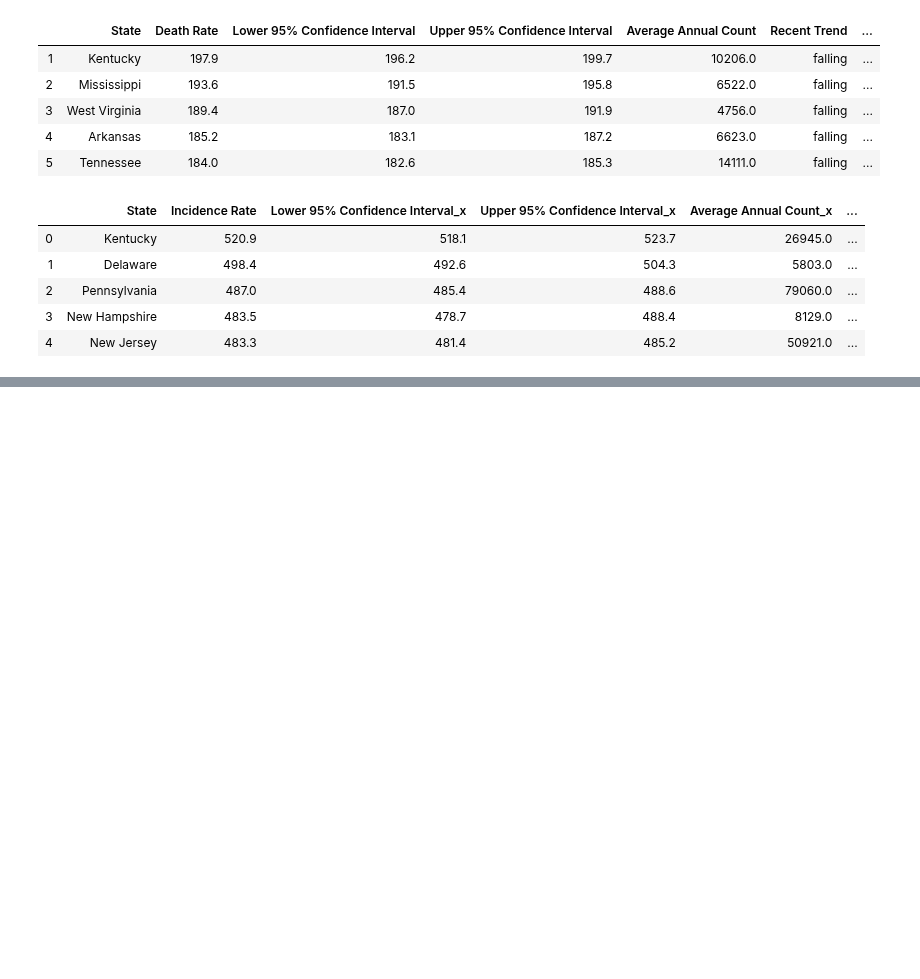
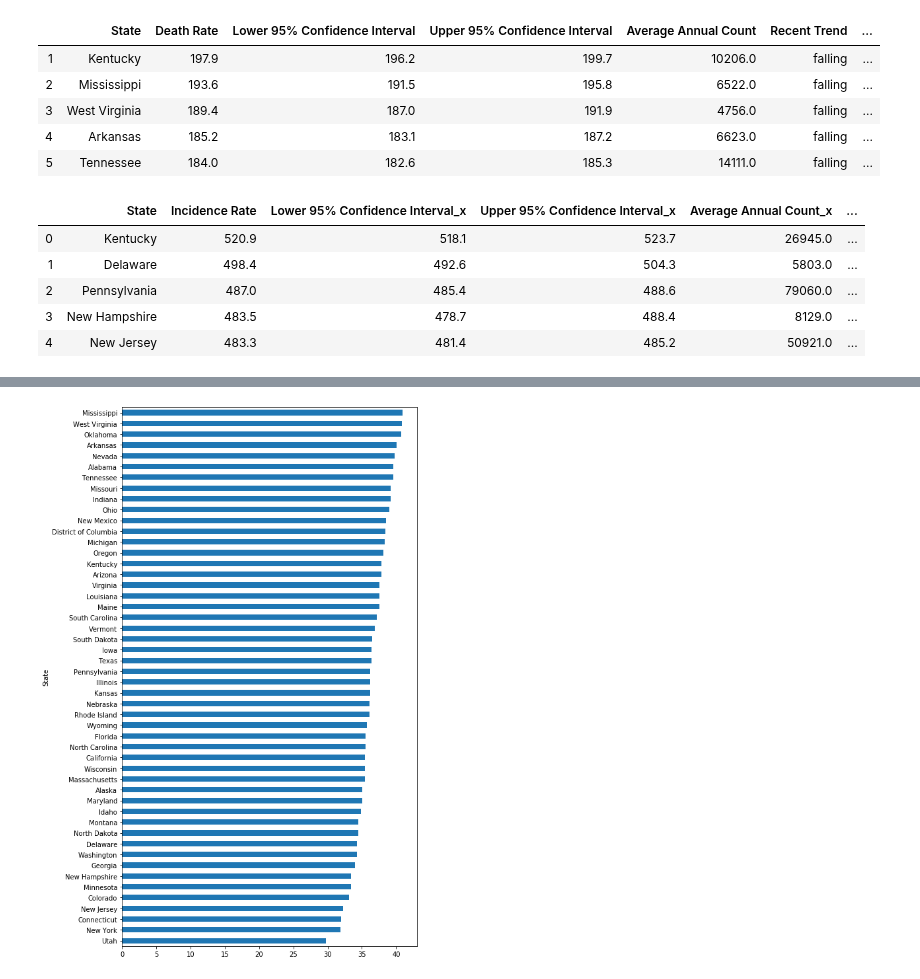
Before and after one commit to settinge/Cancer-and-Nonbiological-Variables, a Jupyter notebook: Statewiseonly.ipynb, the cells around one changed output, grey strips where cells are left out. Cells and saved outputs as stored; diff of their text form; code cells hidden in the pictures; blank space fills up the shorter version.

```diff
--- a/Statewiseonly.ipynb
+++ b/Statewiseonly.ipynb
@@ -127,0 +151,5 @@ export_csv = final_combined_cancer_data.to_csv (r'Resource/final_combined_cancer
+# %%
+
+final_combined_cancer_data['Cancer Death_per_hundred_cancer_patient']= 100*(final_combined_cancer_data['Average Annual Count_y'].div(final_combined_cancer_data['Average Annual Count_x'].values,axis=0))
+
+final_combined_cancer_data.head()
@@ -127,0 +165,7 @@ export_csv = final_combined_cancer_data.to_csv (r'Resource/final_combined_cancer
+# %%
+bx= final_combined_cancer_data.set_index('State')
+cx= bx.sort_values("Cancer Death_per_hundred_cancer_patient")
+
+ax= cx['Cancer Death_per_hundred_cancer_patient'].plot(kind="barh", figsize=(8,15))
+# %% [output]
+[figure, added]
```
Also changed, not shown: parts of 10 cells of this notebook, 1 other file.
